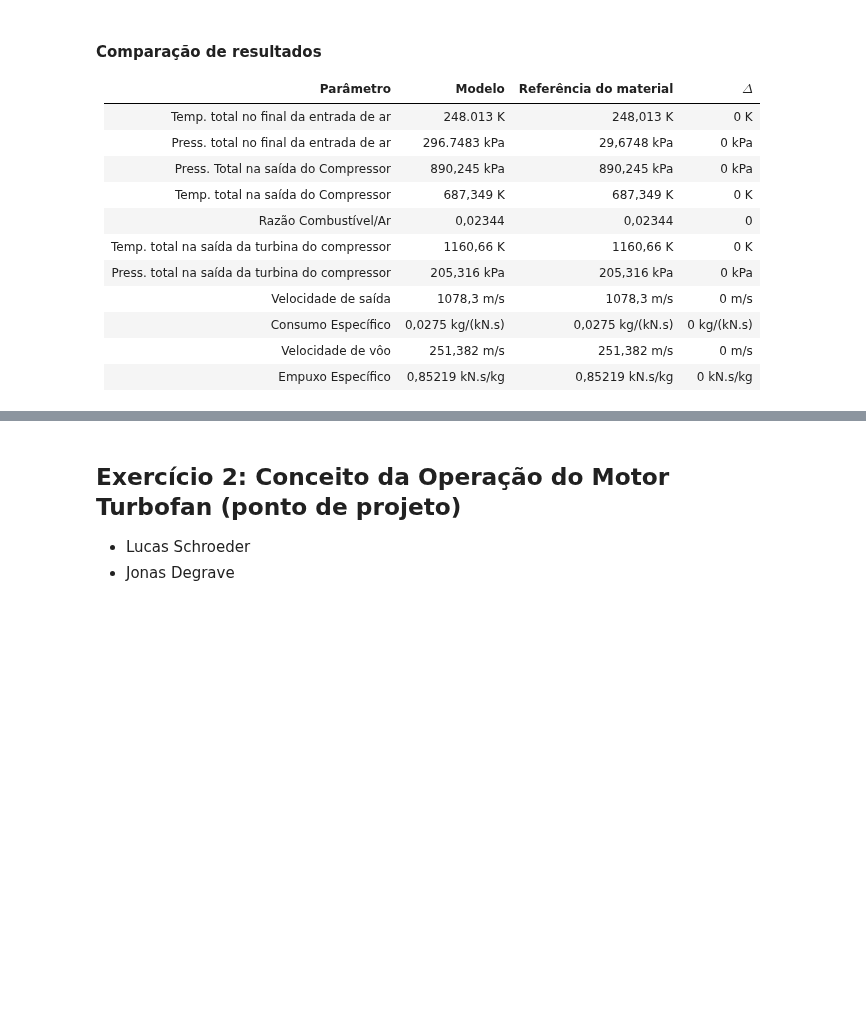
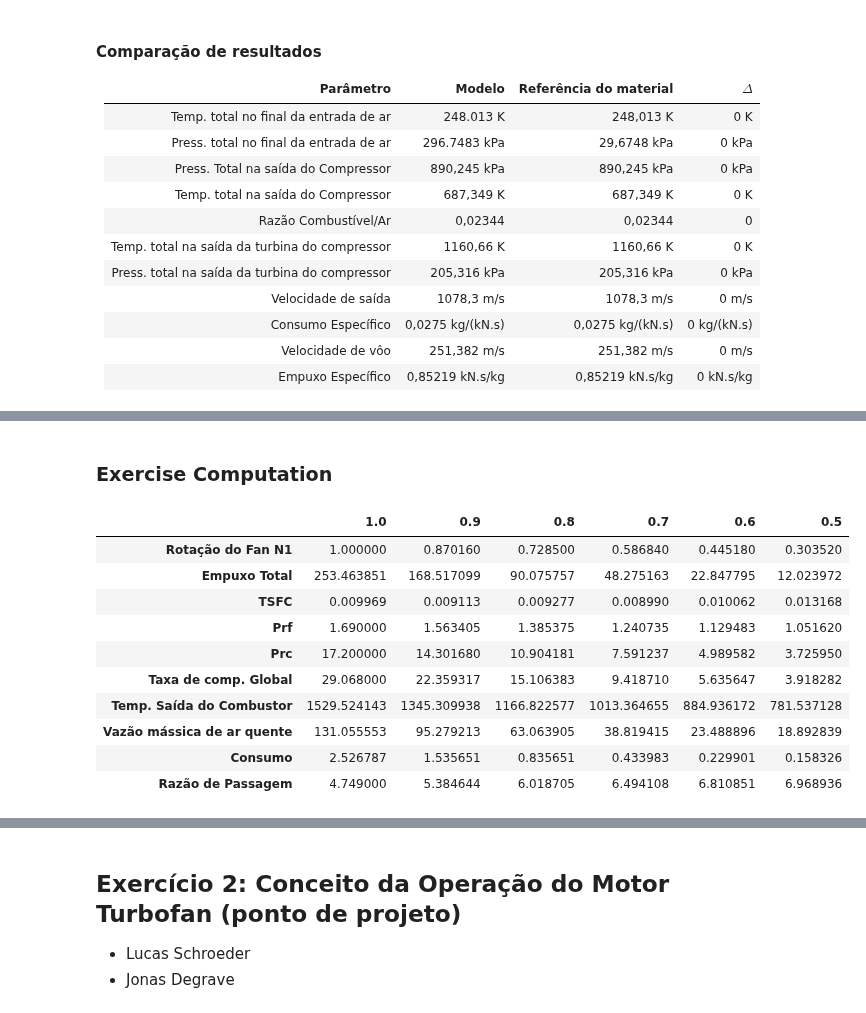
Before and after one commit to jonasdegrave/gas-turbine, a Jupyter notebook: gasTurbineReport.ipynb, the cells around one changed output, grey strips where cells are left out. Saved outputs shown, nothing was run; the diff lists cells and outputs as text; code cells hidden in the pictures; blank space fills up the shorter version.

```diff
--- a/gasTurbineReport.ipynb
+++ b/gasTurbineReport.ipynb
@@ -168,0 +339,2 @@ result_2_1.rename(index = dict(zip(targets, clean_names)))
+# %% [markdown]
+### Exercise Computation
@@ -168,0 +404,14 @@ result_2_1.rename(index = dict(zip(targets, clean_names)))
+# %%
+results.rename(index=dict(zip(ordered_target, clean_names)))
+# %% [output]
+|  | 1.0 | 0.9 | 0.8 | 0.7 | 0.6 | 0.5 |
+| Rotação do Fan N1 | 1.000000 | 0.870160 | 0.728500 | 0.586840 | 0.445180 | 0.303520 |
+| Empuxo Total | 253.463851 | 168.517099 | 90.075757 | 48.275163 | 22.847795 | 12.023972 |
+| TSFC | 0.009969 | 0.009113 | 0.009277 | 0.008990 | 0.010062 | 0.013168 |
+| Prf | 1.690000 | 1.563405 | 1.385375 | 1.240735 | 1.129483 | 1.051620 |
+| Prc | 17.200000 | 14.301680 | 10.904181 | 7.591237 | 4.989582 | 3.725950 |
+| Taxa de comp. Global | 29.068000 | 22.359317 | 15.106383 | 9.418710 | 5.635647 | 3.918282 |
+| Temp. Saída do Combustor | 1529.524143 | 1345.309938 | 1166.822577 | 1013.364655 | 884.936172 | 781.537128 |
+| Vazão mássica de ar quente | 131.055553 | 95.279213 | 63.063905 | 38.819415 | 23.488896 | 18.892839 |
+| Consumo | 2.526787 | 1.535651 | 0.835651 | 0.433983 | 0.229901 | 0.158326 |
+| Razão de Passagem | 4.749000 | 5.384644 | 6.018705 | 6.494108 | 6.810851 | 6.968936 |
```
Also changed, not shown: parts of 29 cells of this notebook, 3 other files.
